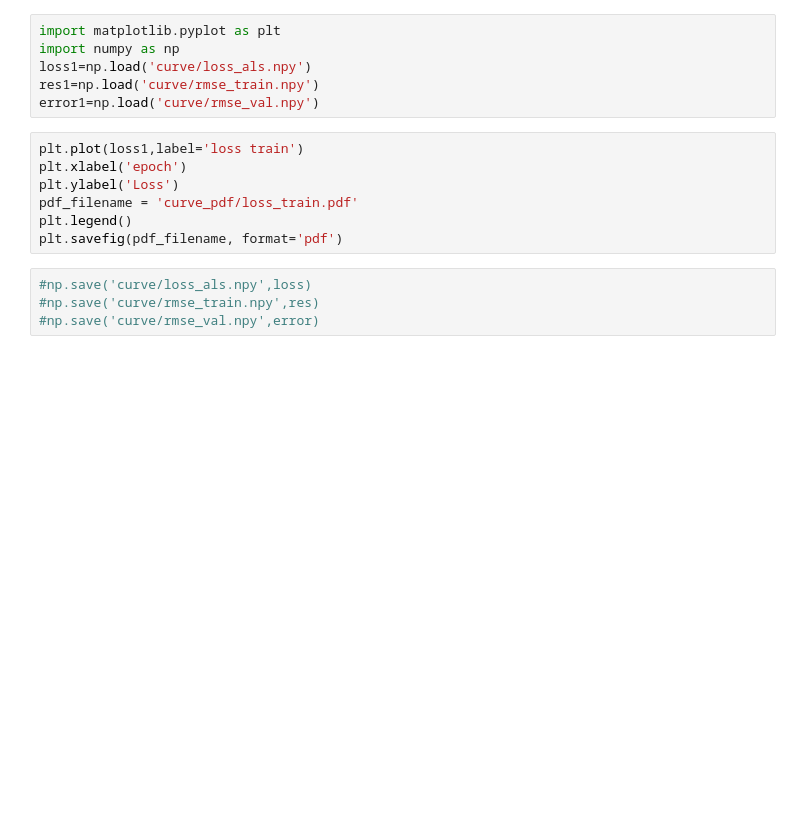
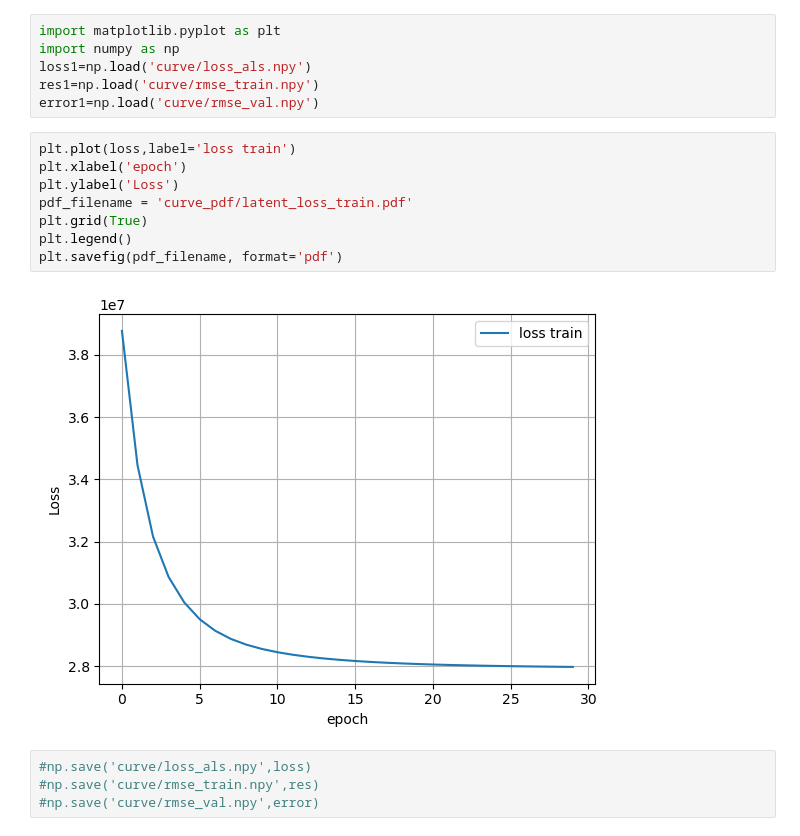
Before and after one commit to Vilmo18/Recommender_System_ML-AT-SCALE, a Jupyter notebook: carre (copy).ipynb, the cells around one changed output. Cells and saved outputs as stored; diff of their text form; blank space fills up the shorter version.

```diff
--- a/carre (copy).ipynb
+++ b/carre (copy).ipynb
@@ -543,12 +610,15 @@ loss1=np.load('curve/loss_als.npy')
 res1=np.load('curve/rmse_train.npy')
 error1=np.load('curve/rmse_val.npy')
 # %%
-plt.plot(loss1,label='loss train')
+plt.plot(loss,label='loss train')
 plt.xlabel('epoch')
 plt.ylabel('Loss')
-pdf_filename = 'curve_pdf/loss_train.pdf'
+pdf_filename = 'curve_pdf/latent_loss_train.pdf'
+plt.grid(True)
 plt.legend()
 plt.savefig(pdf_filename, format='pdf')
+# %% [output]
+[figure, added]
 # %%
 #np.save('curve/loss_als.npy',loss)
 #np.save('curve/rmse_train.npy',res)
```
Also changed, not shown: parts of 15 cells of this notebook, 6 other files.
